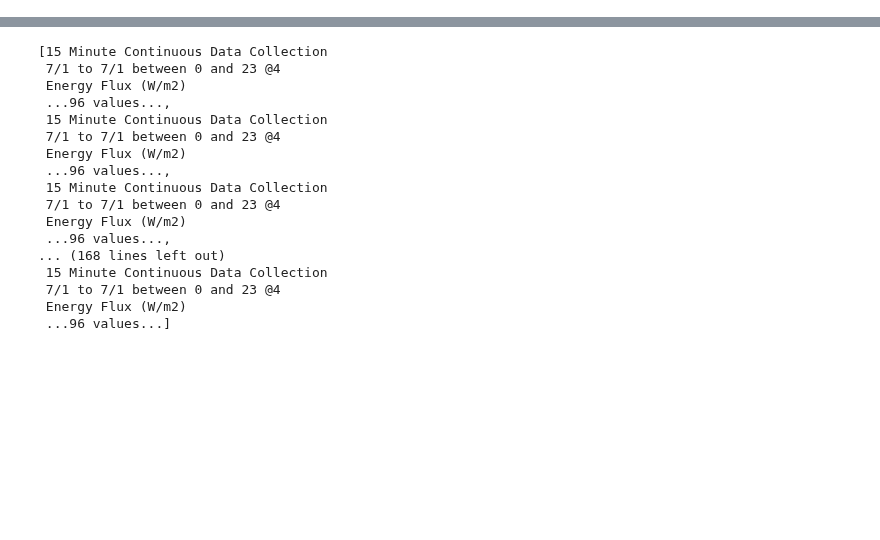
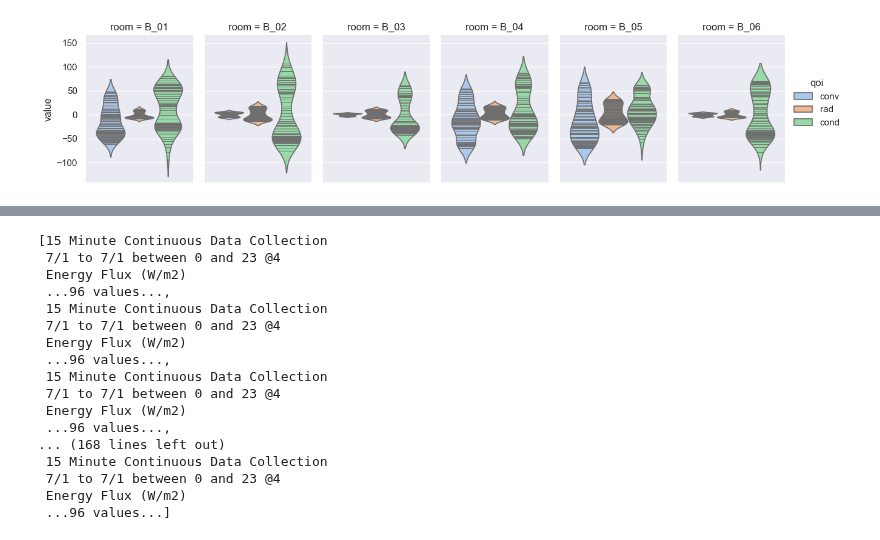
Before and after one commit to juliet29/plan2EPlus, a Jupyter notebook: _notebooks/analysis/t05_balance.ipynb, the cells around one changed output, grey strips where cells are left out. Cells and saved outputs as stored; diff of their text form; code cells hidden in the pictures; blank space fills up the shorter version.

```diff
--- a/_notebooks/analysis/t05_balance.ipynb
+++ b/_notebooks/analysis/t05_balance.ipynb
@@ -64,0 +83,6 @@ bp.df
+# %%
+f = sns.catplot(
+    data=bp.df,  y="value", hue="qoi", kind="violin", height=3,  aspect=0.7, palette="pastel", density_norm="width", col="room", inner="stick"
+)
+# %% [output]
+[figure, added]
```
Also changed, not shown: parts of 11 cells of this notebook, 4 other files.
